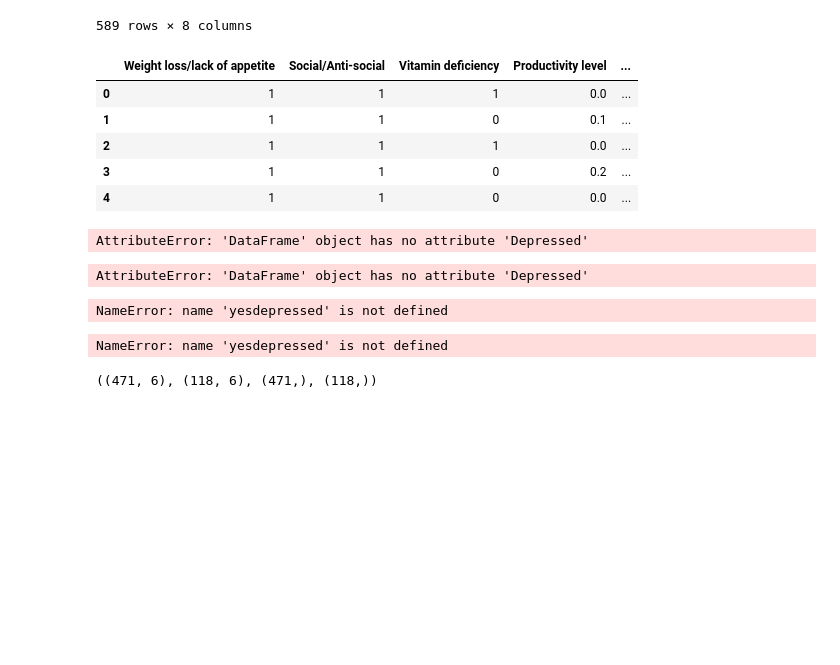
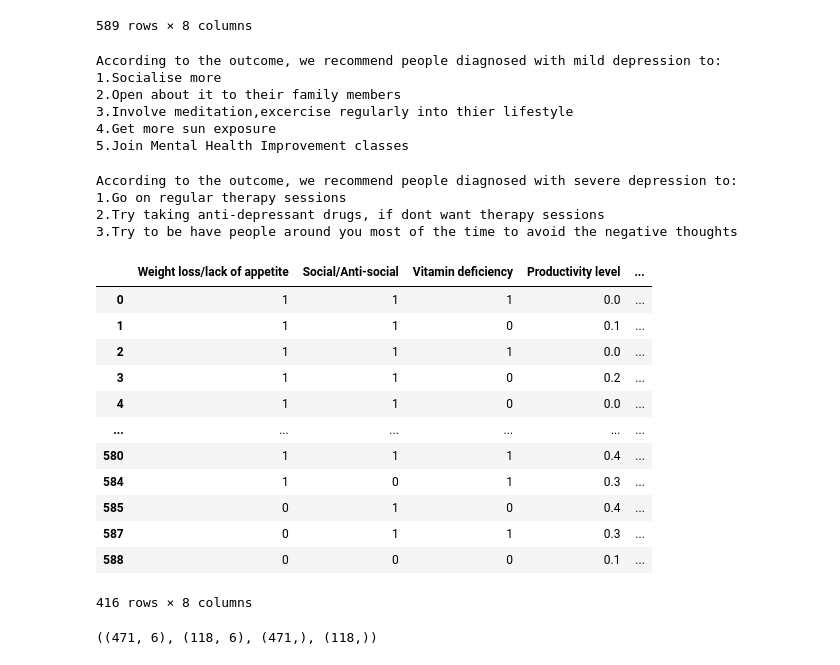
Before and after one commit to MohamedTahaAbdelaziz/WIA-1003-project, a Jupyter notebook: depression indicator ML.ipynb, the cells around one changed output. Saved outputs shown, nothing was run; the diff lists cells and outputs as text; code cells hidden in the pictures; blank space fills up the shorter version.

```diff
--- a/depression indicator ML.ipynb
+++ b/depression indicator ML.ipynb
@@ -31,33 +47,47 @@ dataset
 | 587 | 0 | 1 | 1 | 0.3 | ... |
 | 588 | 0 | 0 | 0 | 0.1 | ... |
 589 rows × 8 columns
-# %%
-dataset.head()
-# %% [output]
-|  | Weight loss/lack of appetite | Social/Anti-social | Vitamin deficiency | Productivity level | ... |
-| 0 | 1 | 1 | 1 | 0.0 | ... |
-| 1 | 1 | 1 | 0 | 0.1 | ... |
-| 2 | 1 | 1 | 1 | 0.0 | ... |
-| 3 | 1 | 1 | 0 | 0.2 | ... |
-| 4 | 1 | 1 | 0 | 0.0 | ... |
-# %%
-#To select the depressed column
-
-dataset.Depressed
-# %% [output]
-AttributeError: 'DataFrame' object has no attribute 'Depressed'
+# %%
+print("According to the outcome, we recommend people diagnosed with mild depression to:\n"+
+       "1.Socialise more\n"+
+       "2.Open about it to their family members\n" +
+       "3.Involve meditation,excercise regularly into thier lifestyle\n"+
+       "4.Get more sun exposure\n" +
+       "5.Join Mental Health Improvement classes\n")
+# %% [output]
+According to the outcome, we recommend people diagnosed with mild depression to:
+1.Socialise more
+2.Open about it to their family members
+3.Involve meditation,excercise regularly into thier lifestyle
+4.Get more sun exposure
+5.Join Mental Health Improvement classes
+# %%
+print("According to the outcome, we recommend people diagnosed with severe depression to:\n"+
+       "1.Go on regular therapy sessions\n"+
+       "2.Try taking anti-depressant drugs, if dont want therapy sessions\n" +
+       "3.Try to be have people around you most of the time to avoid the negative thoughts\n")
+# %% [output]
+According to the outcome, we recommend people diagnosed with severe depression to:
+1.Go on regular therapy sessions
+2.Try taking anti-depressant drugs, if dont want therapy sessions
+3.Try to be have people around you most of the time to avoid the negative thoughts
 # %%
-yesdepressed=dataset.loc[dataset.Depressed == 'Y']
+yesdepressed=dataset.loc[dataset.Depress == 1]
+yesdepressed
 # %% [output]
+|  | Weight loss/lack of appetite | Social/Anti-social | Vitamin deficiency | Productivity level | ... |
+| 0 | 1 | 1 | 1 | 0.0 | ... |
+| 1 | 1 | 1 | 0 | 0.1 | ... |
+| 2 | 1 | 1 | 1 | 0.0 | ... |
+| 3 | 1 | 1 | 0 | 0.2 | ... |
+| 4 | 1 | 1 | 0 | 0.0 | ... |
+| ... | ... | ... | ... | ... | ... |
+| 580 | 1 | 1 | 1 | 0.4 | ... |
+| 584 | 1 | 0 | 1 | 0.3 | ... |
+| 585 | 0 | 1 | 0 | 0.4 | ... |
+| 587 | 0 | 1 | 1 | 0.3 | ... |
+| 588 | 0 | 0 | 0 | 0.1 | ... |
-AttributeError: 'DataFrame' object has no attribute 'Depressed'
+416 rows × 8 columns
-# %%
-yesdepressed
-# %% [output]
-NameError: name 'yesdepressed' is not defined
-# %%
-yesdepressed.Depressed
-# %% [output]
-NameError: name 'yesdepressed' is not defined
 # %%
 #2.Divide dataset into training & validation dataset
 #random selection on dataset: 20% under validation, 80% under training
```
Also changed, not shown: parts of 24 cells of this notebook.
